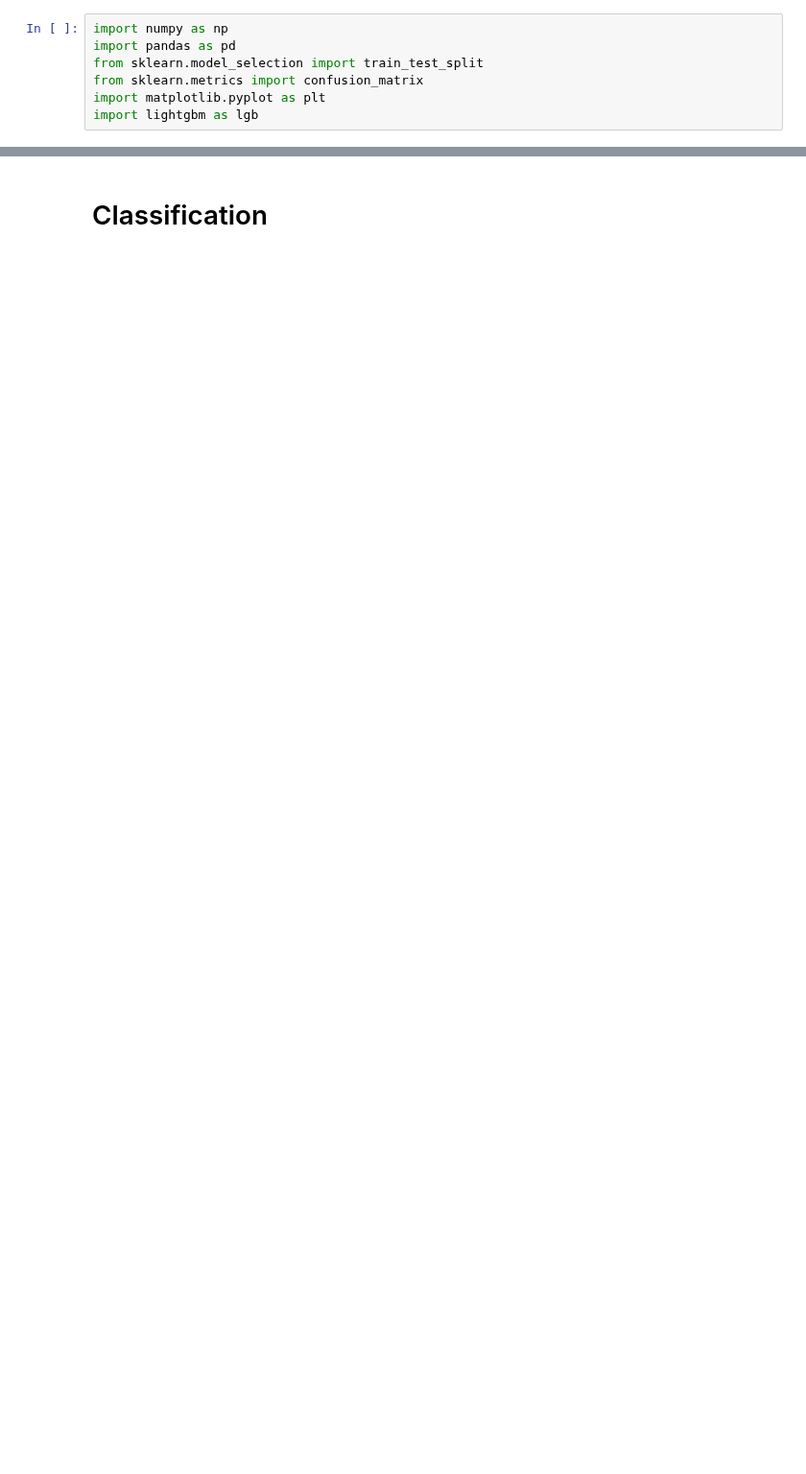
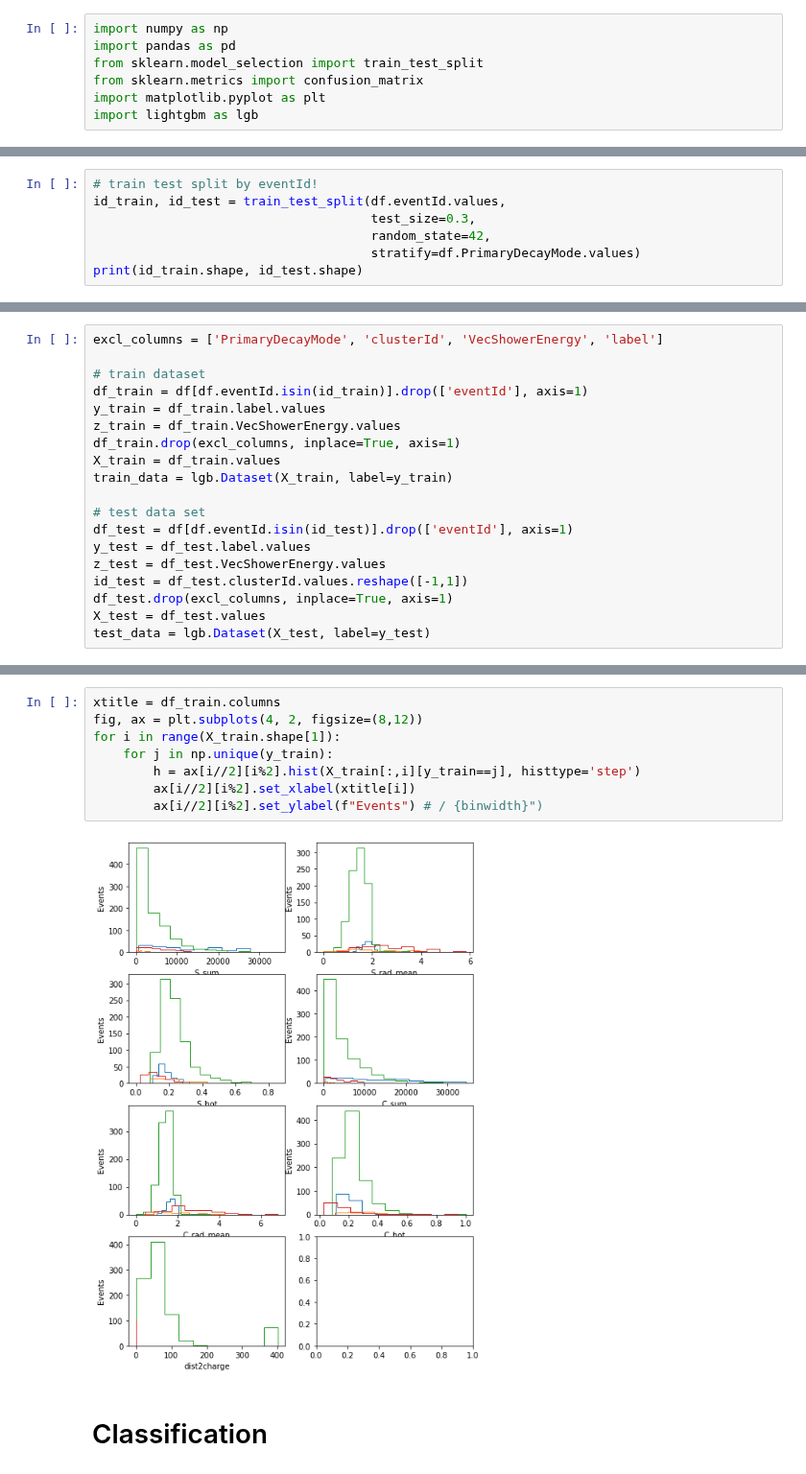
Before and after one commit to mollyhjorthjensen/DREAM, a Jupyter notebook: Analysis/machinelearning.ipynb, the cells around one changed output, grey strips where cells are left out. Shown at 96% size. Drawn from its saved outputs; the diff is of its cells as text; blank space fills up the shorter version.

```diff
--- a/Analysis/machinelearning.ipynb
+++ b/Analysis/machinelearning.ipynb
@@ -7,0 +20,7 @@ import lightgbm as lgb
+# %%
+# train test split by eventId!
+id_train, id_test = train_test_split(df.eventId.values,
+                                     test_size=0.3,
+                                     random_state=42,
+                                     stratify=df.PrimaryDecayMode.values)
+print(id_train.shape, id_test.shape)
@@ -7,0 +29,19 @@ import lightgbm as lgb
+# %%
+excl_columns = ['PrimaryDecayMode', 'clusterId', 'VecShowerEnergy', 'label']
+
+# train dataset
+df_train = df[df.eventId.isin(id_train)].drop(['eventId'], axis=1)
+y_train = df_train.label.values
+z_train = df_train.VecShowerEnergy.values
+df_train.drop(excl_columns, inplace=True, axis=1)
+X_train = df_train.values
+train_data = lgb.Dataset(X_train, label=y_train)
+
+# test data set
+df_test = df[df.eventId.isin(id_test)].drop(['eventId'], axis=1)
+y_test = df_test.label.values
+z_test = df_test.VecShowerEnergy.values
+id_test = df_test.clusterId.values.reshape([-1,1])
+df_test.drop(excl_columns, inplace=True, axis=1)
+X_test = df_test.values
+test_data = lgb.Dataset(X_test, label=y_test)
@@ -8,2 +50,12 @@ import lightgbm as lgb
+# %%
+xtitle = df_train.columns
+fig, ax = plt.subplots(4, 2, figsize=(8,12))
+for i in range(X_train.shape[1]):
+    for j in np.unique(y_train):
+        h = ax[i//2][i%2].hist(X_train[:,i][y_train==j], histtype='step')
+        ax[i//2][i%2].set_xlabel(xtitle[i])
+        ax[i//2][i%2].set_ylabel(f"Events") # / {binwidth}")
+# %% [output]
+[figure, added]
 # %% [markdown]
 # Classification
```
Also changed, not shown: parts of 22 cells of this notebook, 1 other file.
